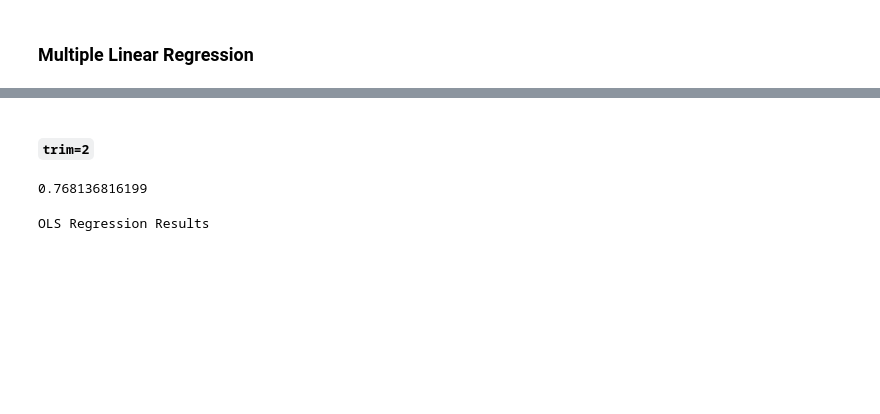
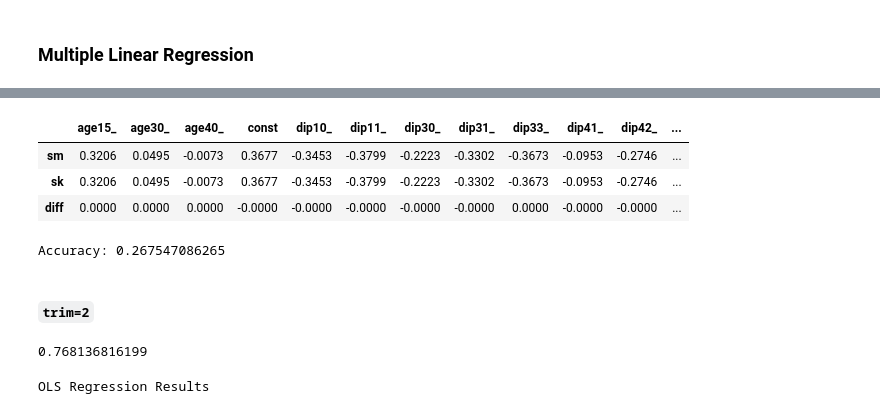
Before and after one commit to ncocacola/econml, a Jupyter notebook: python/02_linear_regressions.ipynb, the cells around one changed output, grey strips where cells are left out. Cells and saved outputs as stored; diff of their text form; code cells hidden in the pictures; blank space fills up the shorter version.

```diff
--- a/python/02_linear_regressions.ipynb
+++ b/python/02_linear_regressions.ipynb
@@ -126,3 +141,23 @@ coeffs_t1.sort_index()
+# %%
+# Compare the coefficients from both fits (they should be the same)
+regressors = list(X_t1.columns) + ["const"]
+
+coeffs = pd.DataFrame(index=regressors)
+coeffs["sm"] = reg_ols_sm.params
+coeffs["sk"] = pd.Series(np.append(reg_ols_sk.coef_, reg_ols_sk.intercept_), index=regressors)
+coeffs["diff"] = coeffs["sm"] - coeffs["sk"]
+
+coeffs.sort_index().transpose()
+# %% [output]
+|  | age15_ | age30_ | age40_ | const | dip10_ | dip11_ | dip30_ | dip31_ | dip33_ | dip41_ | dip42_ | ... |
+| sm | 0.3206 | 0.0495 | -0.0073 | 0.3677 | -0.3453 | -0.3799 | -0.2223 | -0.3302 | -0.3673 | -0.0953 | -0.2746 | ... |
+| sk | 0.3206 | 0.0495 | -0.0073 | 0.3677 | -0.3453 | -0.3799 | -0.2223 | -0.3302 | -0.3673 | -0.0953 | -0.2746 | ... |
+| diff | 0.0000 | 0.0000 | 0.0000 | -0.0000 | -0.0000 | -0.0000 | -0.0000 | -0.0000 | 0.0000 | -0.0000 | -0.0000 | ... |
+# %%
+# Check the accuracy of the model on the training set
+print "Accuracy: {}".format(reg_ols_sk.score(X_t1, y_t1))
+# %% [output]
+Accuracy: 0.267547086265
 # %% [markdown]
 #### `trim=2`
 # %%
```
Also changed, not shown: parts of 6 cells of this notebook.
